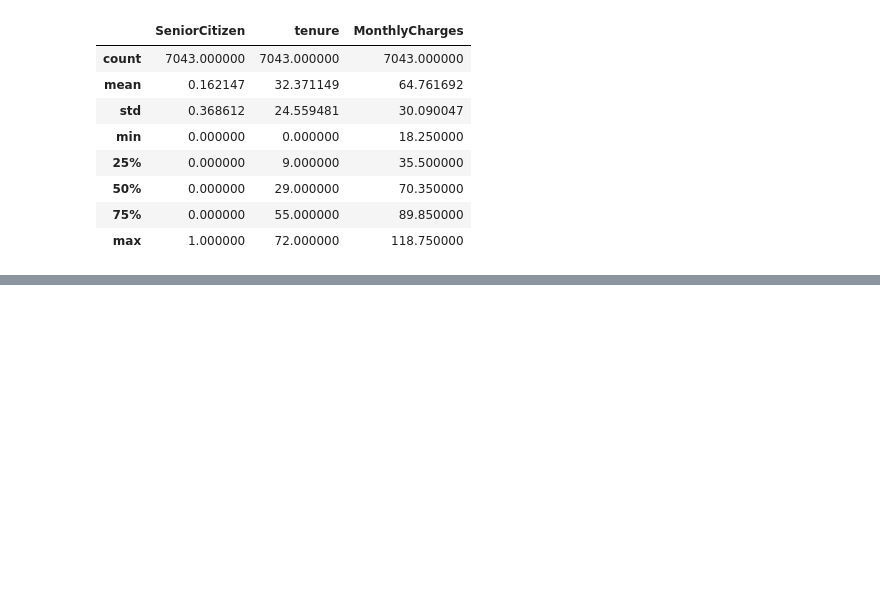
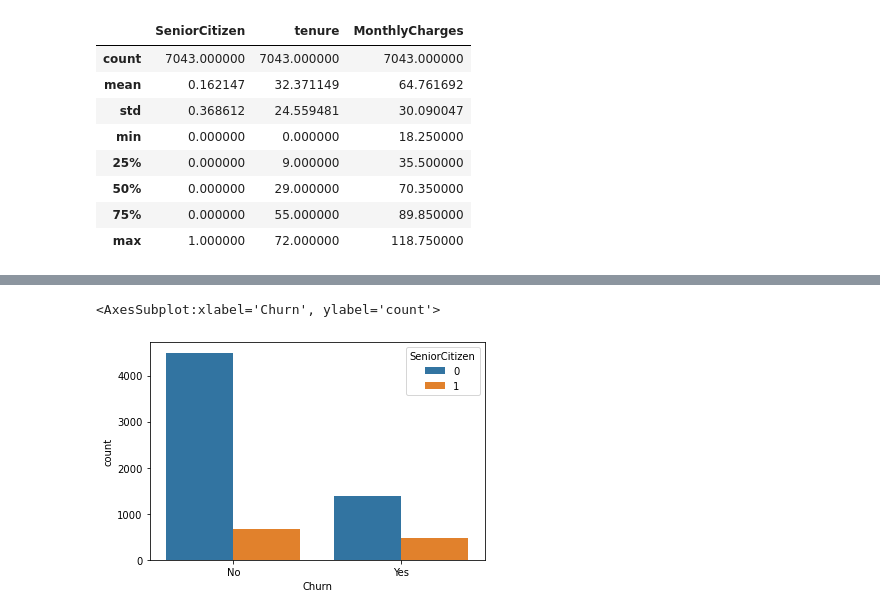
Before and after one commit to berserkarray/IME672, a Jupyter notebook: telco_churn.ipynb, the cells around one changed output, grey strips where cells are left out. Cells and saved outputs as stored; diff of their text form; code cells hidden in the pictures; blank space fills up the shorter version.

```diff
--- a/telco_churn.ipynb
+++ b/telco_churn.ipynb
@@ -51,0 +239,5 @@ df.describe()
+# %%
+sns.countplot(data=df,x="Churn",hue="SeniorCitizen")
+# %% [output]
+<AxesSubplot:xlabel='Churn', ylabel='count'>
+[figure, added]
```
Also changed, not shown: parts of 23 cells of this notebook.
